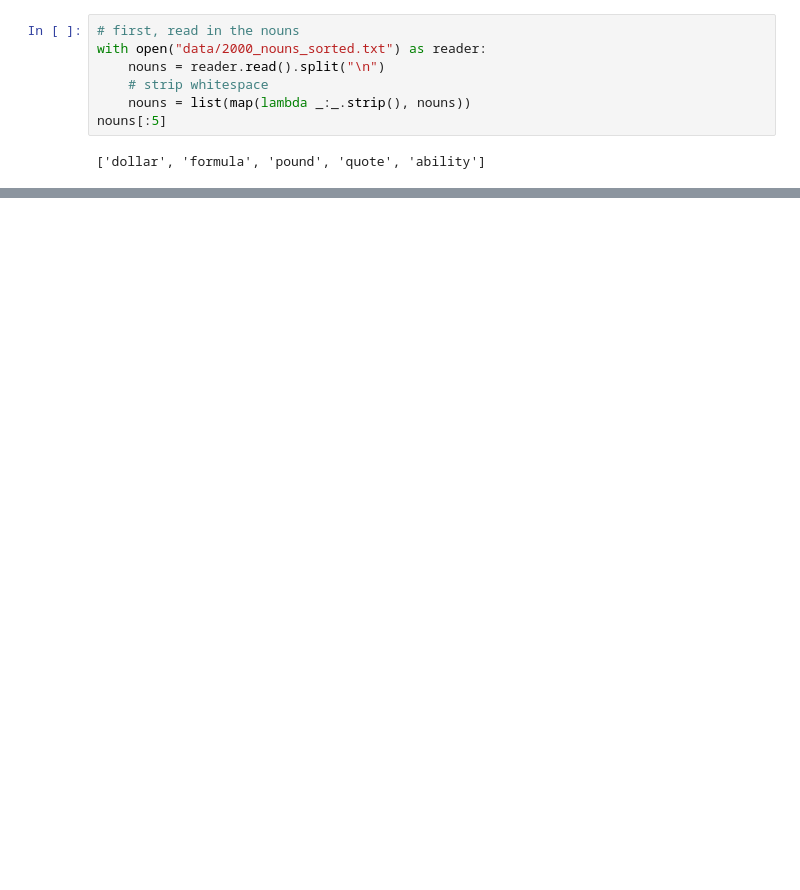
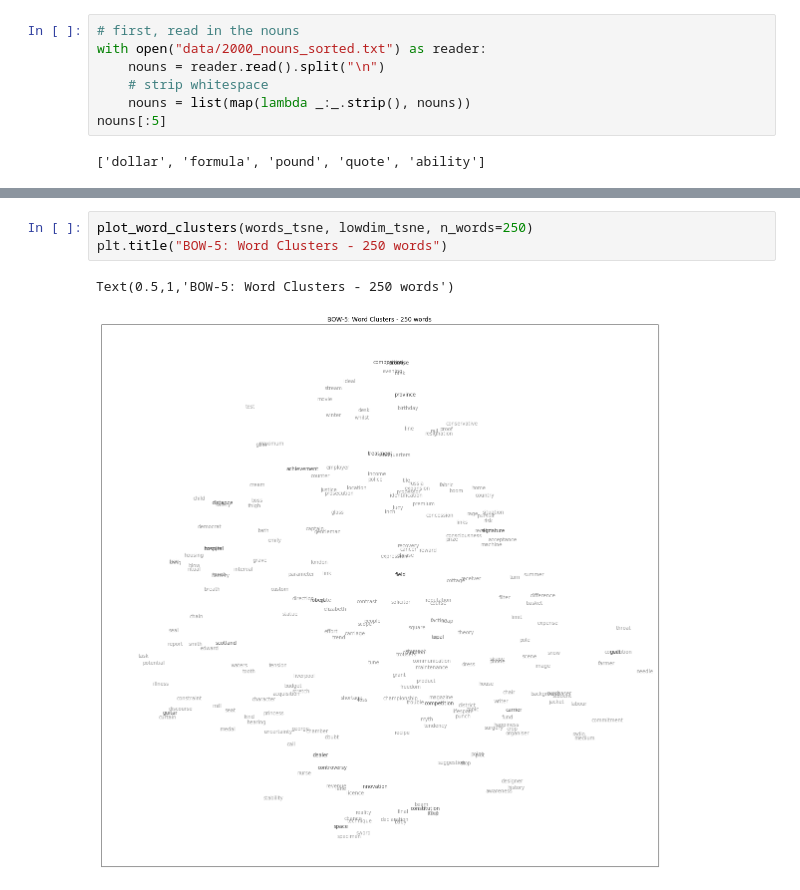
Before and after one commit to samarthbhargav/unsupervised-language-learning, a Jupyter notebook: practical-1/visualize_word_vectors.ipynb, the cells around one changed output, grey strips where cells are left out. Drawn from its saved outputs; the diff is of its cells as text; blank space fills up the shorter version.

```diff
--- a/practical-1/visualize_word_vectors.ipynb
+++ b/practical-1/visualize_word_vectors.ipynb
@@ -97,0 +137,6 @@ plt.show()
+# %%
+plot_word_clusters(words_tsne, lowdim_tsne, n_words=250)
+plt.title("BOW-5: Word Clusters - 250 words")
+# %% [output]
+Text(0.5,1,'BOW-5: Word Clusters - 250 words')
+[figure, added]
```
Also changed, not shown: parts of 17 cells of this notebook, 1 other file.
